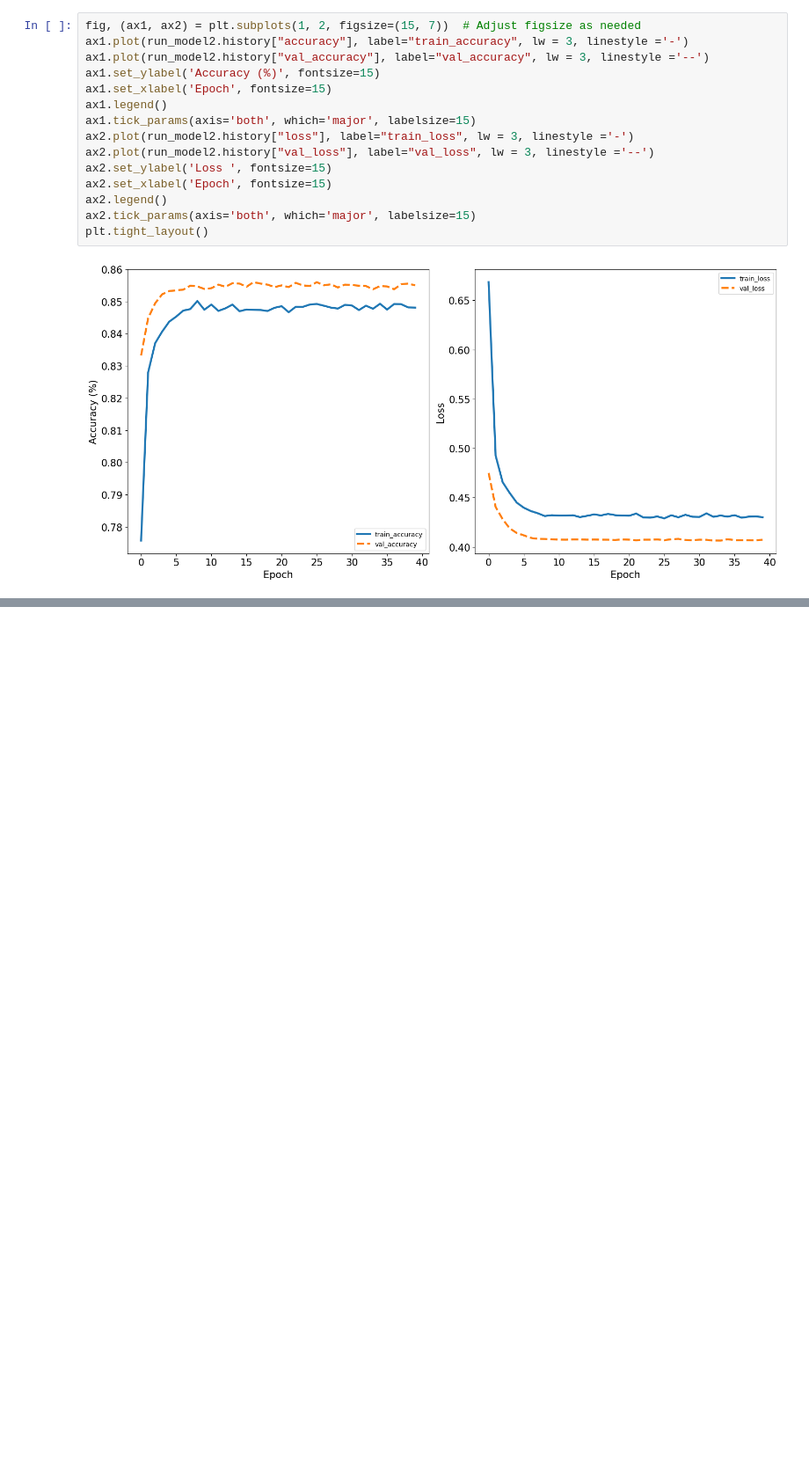
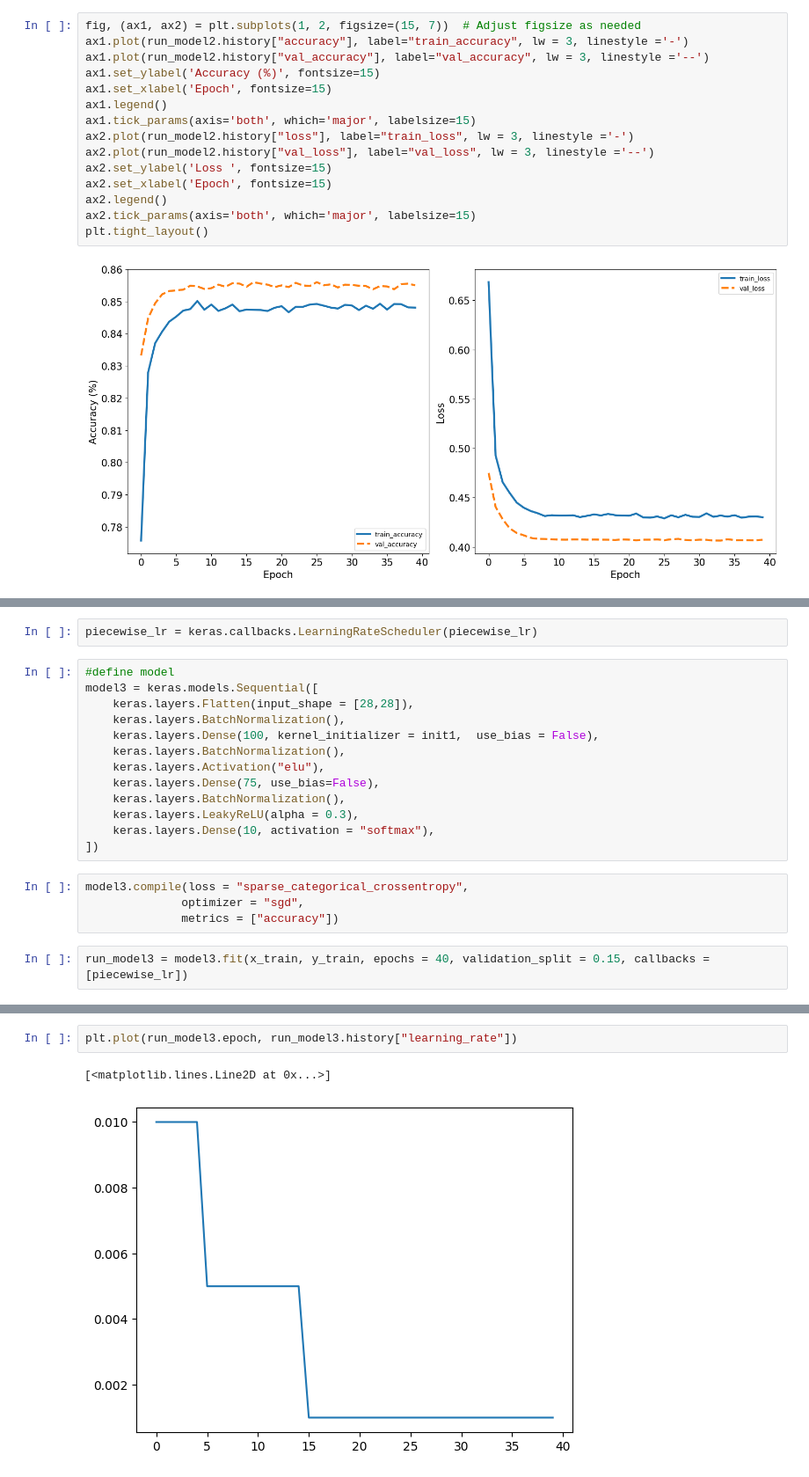
Before and after one commit to ErfanShakouri/AI-DNN-DNN, a Jupyter notebook: Classification(learning rate).ipynb, the cells around one changed output, grey strips where cells are left out. Shown: that part at 88% size. Drawn from its saved outputs; the diff is of its cells as text; blank space fills up the shorter version.

Commit message:
classification_learning rate piecewise

```diff
--- a/Classification(learning rate).ipynb
+++ b/Classification(learning rate).ipynb
@@ -188,0 +197,21 @@ plt.tight_layout()
+# %%
+piecewise_lr = keras.callbacks.LearningRateScheduler(piecewise_lr)
+# %%
+#define model
+model3 = keras.models.Sequential([
+    keras.layers.Flatten(input_shape = [28,28]),
+    keras.layers.BatchNormalization(),
+    keras.layers.Dense(100, kernel_initializer = init1,  use_bias = False),
+    keras.layers.BatchNormalization(),
+    keras.layers.Activation("elu"),
+    keras.layers.Dense(75, use_bias=False),
+    keras.layers.BatchNormalization(),
+    keras.layers.LeakyReLU(alpha = 0.3),
+    keras.layers.Dense(10, activation = "softmax"),
+])
+# %%
+model3.compile(loss = "sparse_categorical_crossentropy",
+              optimizer = "sgd",
+              metrics = ["accuracy"])
+# %%
+run_model3 = model3.fit(x_train, y_train, epochs = 40, validation_split = 0.15, callbacks = [piecewise_lr])
@@ -188,0 +236,5 @@ plt.tight_layout()
+# %%
+plt.plot(run_model3.epoch, run_model3.history["learning_rate"])
+# %% [output]
+[<matplotlib.lines.Line2D at 0x...>]
+[figure, added]
```
Also changed, not shown: parts of 7 cells of this notebook.
